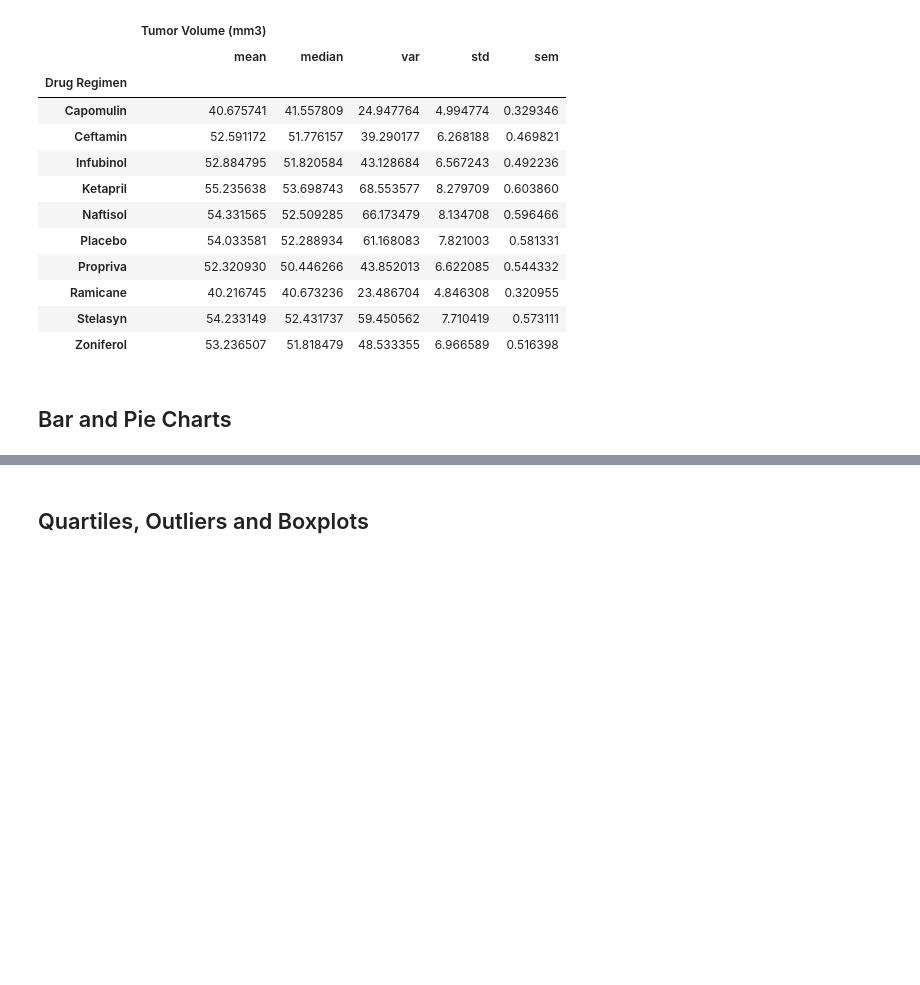
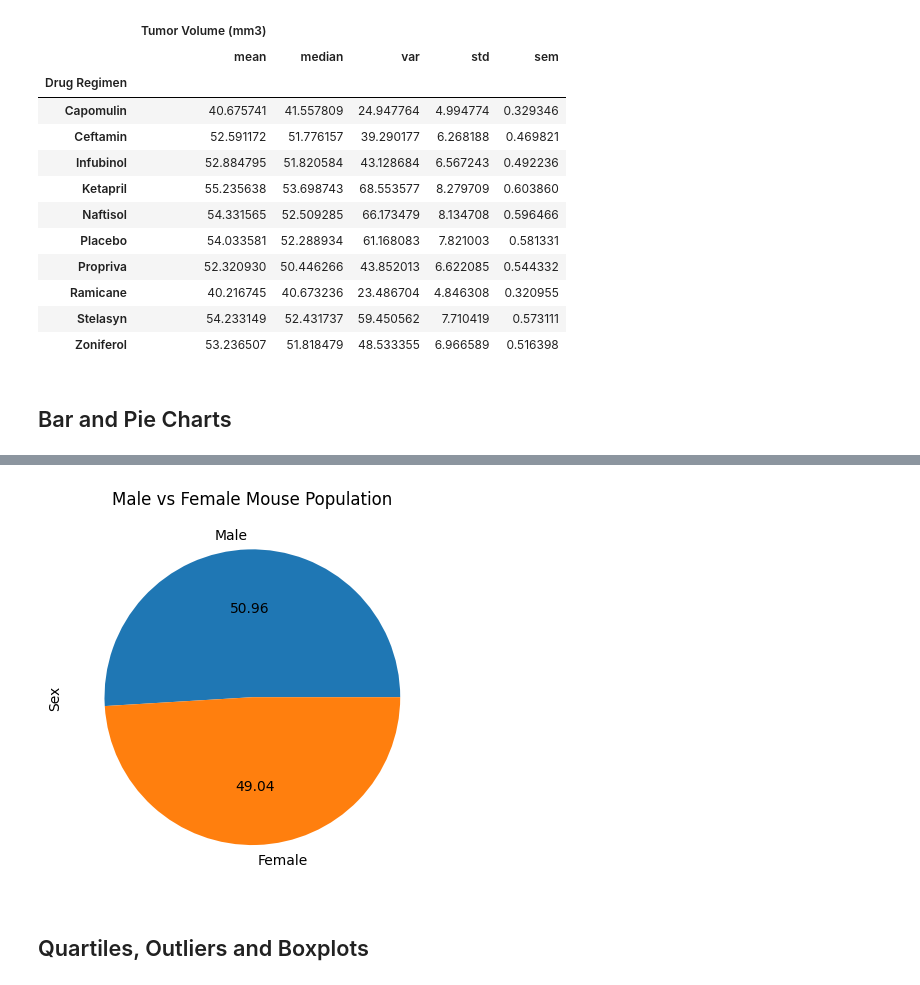
Before and after one commit to TarekHafza/data_visualization, a Jupyter notebook: Starter/pymaceuticals_starter.ipynb, the cells around one changed output, grey strips where cells are left out. Drawn from its saved outputs; the diff is of its cells as text; code cells hidden in the pictures; blank space fills up the shorter version.

```diff
--- a/Starter/pymaceuticals_starter.ipynb
+++ b/Starter/pymaceuticals_starter.ipynb
@@ -143,4 +170,12 @@ summary_agg
 # %%
 # Generate a pie plot showing the distribution of female versus male mice using pyplot
+labels = ['Female', 'Male']
+sizes = [49.04, 50.96]
+plot = mice_sex_data.plot.pie(y='Total', autopct='%.2f')
+plt.title("Male vs Female Mouse Population")
+plt.ylabel('Sex')
+plt.show()
+# %% [output]
+[figure, added]
 # %% [markdown]
 ## Quartiles, Outliers and Boxplots
```
Also changed, not shown: parts of 16 cells of this notebook, 1 other file.
